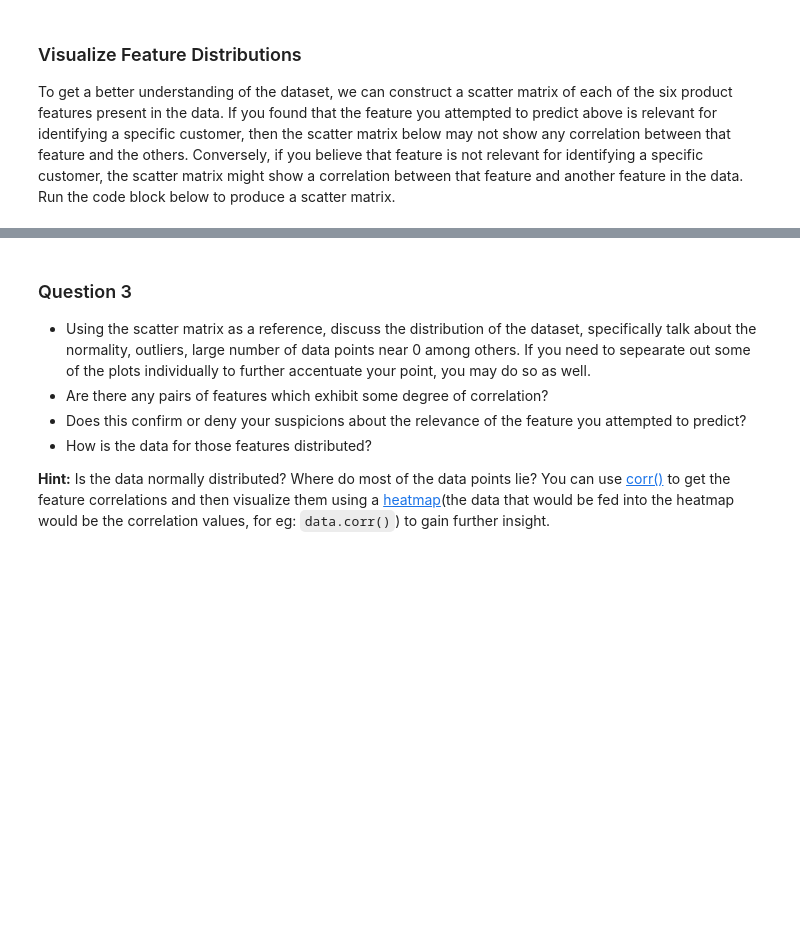
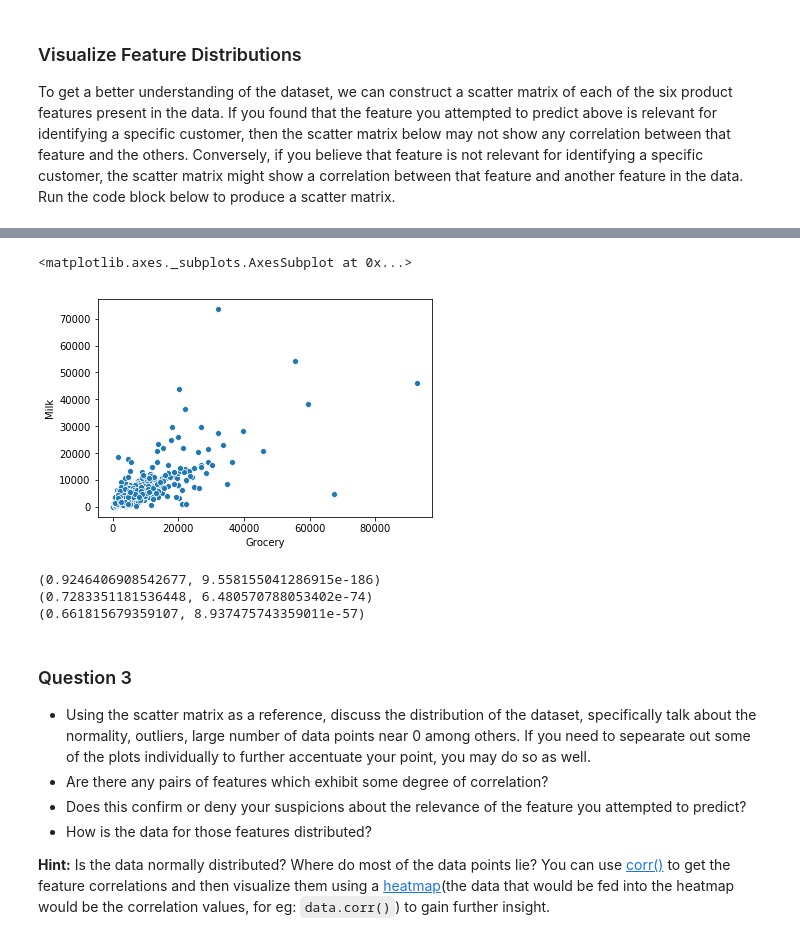
Before and after one commit to DwightTRAX/machine-learning, a Jupyter notebook: projects/customer_segments/customer_segments.ipynb, the cells around one changed output, grey strips where cells are left out. Drawn from its saved outputs; the diff is of its cells as text; code cells hidden in the pictures; blank space fills up the shorter version.

```diff
--- a/projects/customer_segments/customer_segments.ipynb
+++ b/projects/customer_segments/customer_segments.ipynb
@@ -131,3 +158,18 @@ pd.scatter_matrix(data, alpha = 0.3, figsize = (14,8), diagonal = 'kde');
+# %%
+sns.scatterplot(x="Grocery", y="Milk", data=data)
+# %% [output]
+<matplotlib.axes._subplots.AxesSubplot at 0x...>
+[figure, added]
+# %%
+import scipy.stats as scs
+print(scs.pearsonr(data['Grocery'],data['Detergents_Paper']))
+print(scs.pearsonr(data['Grocery'],data['Milk']))
+print(scs.pearsonr(data['Detergents_Paper'],data['Milk']))
+#print(scs.spearmanr(data,hrs_studied))
+# %% [output]
+(0.9246406908542677, 9.558155041286915e-186)
+(0.7283351181536448, 6.480570788053402e-74)
+(0.661815679359107, 8.937475743359011e-57)
 # %% [markdown]
 ### Question 3
 * Using the scatter matrix as a reference, discuss the distribution of the dataset, specifically talk about the normality, outliers, large number of data points near 0 among others. If you need to sepearate out some of the plots individually to further accentuate your point, you may do so as well.
```
Also changed, not shown: parts of 14 cells of this notebook, 1 other file.
